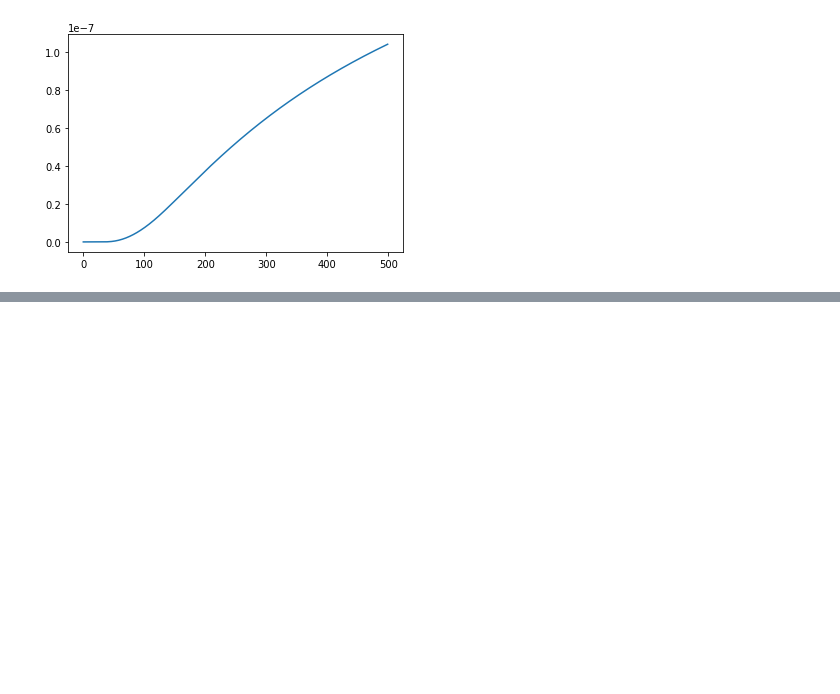
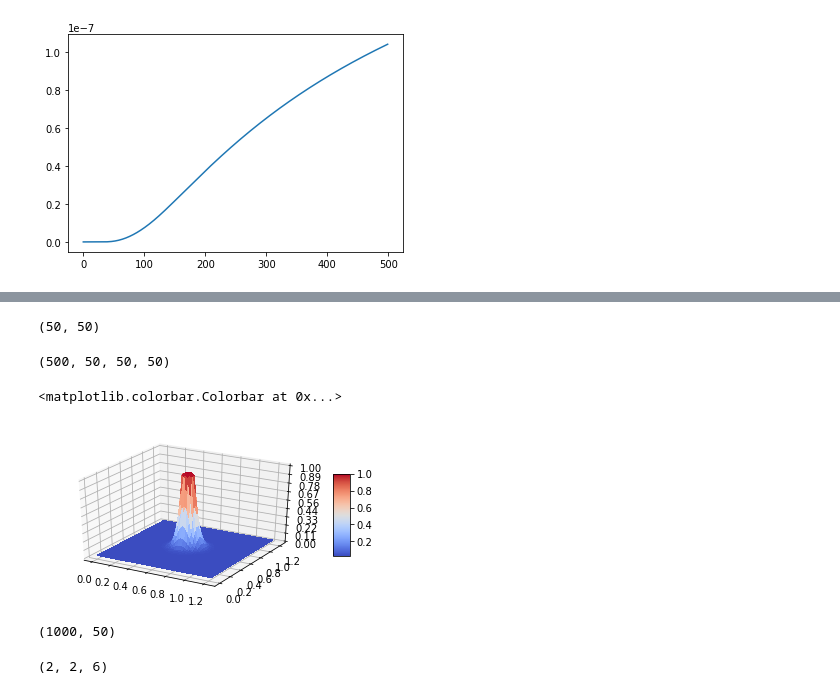
Before and after one commit to thoangtrvn/CSD_Modeling, a Jupyter notebook: CSD_3D_model.ipynb, the cells around one changed output, grey strips where cells are left out. Saved outputs shown, nothing was run; the diff lists cells and outputs as text; code cells hidden in the pictures; blank space fills up the shorter version.

```diff
--- a/CSD_3D_model.ipynb
+++ b/CSD_3D_model.ipynb
@@ -386,8 +416,8 @@ clamping_radius=np.arange(1,5.5,0.5)
 clamping_ticks=20
 clamping_ticks_end=100
 
-# foucs_loc=np.array([[int(lenX/2),int(lenY/2),int(lenZ/2)],
-#                      [int(lenX/2)+3,int(lenY/2)+3,int(lenZ/2)+3]])
+foucs_loc=np.array([[int(lenX/2),int(lenY/2),int(lenZ/2)],
+                     [int(lenX/2)+3,int(lenY/2)+3,int(lenZ/2)+3]])
 # %%
 clamping_value
 # %% [output]
@@ -503,0 +539,6 @@ plt.plot(R_value[:,1])
+# %%
+record_K = Dirichlet_bd_make_3D_fig(500, 1.0, 3,
+                 50, 200,
+                 foucs_loc,
+                 K, Kt, R, Rt,
+                 Kr, Kr, Kr, Kr, Kr, Kr)
@@ -503,0 +551,11 @@ plt.plot(R_value[:,1])
+# %%
+X = np.arange(0, 1.25, 0.025)
+Y = np.arange(0, 1.25, 0.025)
+X, Y = np.meshgrid(X, Y)
+R = np.sqrt(X**2 + Y**2)
+# %%
+R.shape
+# %% [output]
+(50, 50)
+# %%
+Z = record_K[200,:,:,24]
@@ -503,0 +566,29 @@ plt.plot(R_value[:,1])
+# %%
+record_K_donuts.shape
+# %% [output]
+(500, 50, 50, 50)
+# %%
+fig = plt.figure(figsize=(6,3))
+ax = fig.gca(projection='3d')
+
+surf = ax.plot_surface(X, Y, Z, cmap=cm.coolwarm,
+                       linewidth=0, antialiased=False)
+
+# Customize the z axis.
+ax.set_zlim(0, 1)
+ax.zaxis.set_major_locator(LinearLocator(10))
+ax.zaxis.set_major_formatter(FormatStrFormatter('%.02f'))
+# plt.xlabel('concentration')
+# ax.zaxis.label('concentration')
+# ax.yaxis.label('')
+
+# Add a color bar which maps values to colors.
+fig.colorbar(surf, shrink=0.5, aspect=5)
+# %% [output]
+<matplotlib.colorbar.Colorbar at 0x...>
+[figure, added]
+# %%
+see_line_concentration_time = record_K[:,:,24,24]
+see_line_concentration_time.shape
+# %% [output]
+(1000, 50)
@@ -503,0 +602,4 @@ plt.plot(R_value[:,1])
+# %%
+G.shape
+# %% [output]
+(2, 2, 6)
```
Also changed, not shown: parts of 27 cells of this notebook.
